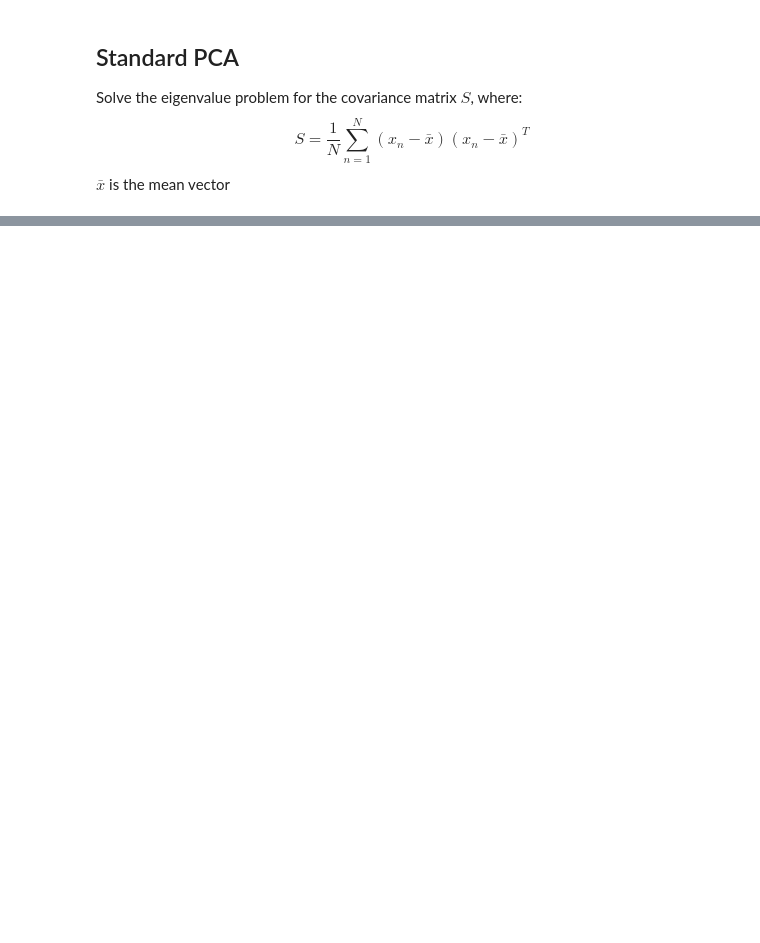
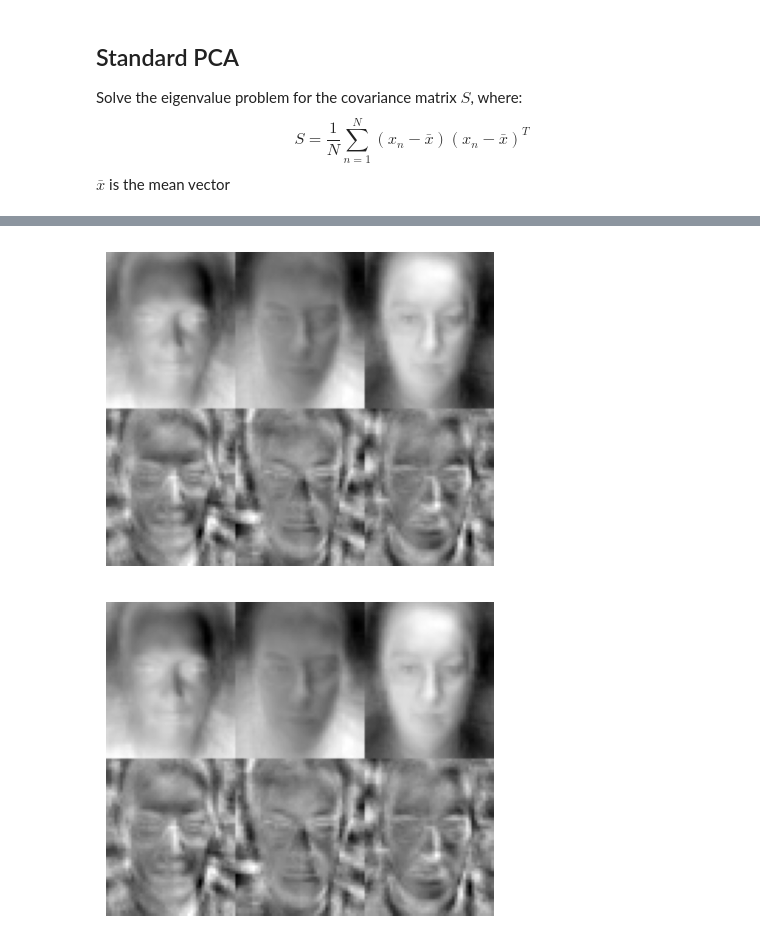
Before and after one commit to asikeero/compvis-kaist, a Jupyter notebook: coursework1/q1.ipynb, the cells around one changed output, grey strips where cells are left out. Cells and saved outputs as stored; diff of their text form; code cells hidden in the pictures; blank space fills up the shorter version.

```diff
--- a/coursework1/q1.ipynb
+++ b/coursework1/q1.ipynb
@@ -169,0 +220,11 @@ create_image(img)
+# %%
+# Show first 3 eigenfaces, and 3 starting from index 50 of both lowdim
+# and full pca
+eigfaces_org = np.concatenate([eigvecs_org[:, :3], eigvecs_org[:, 50:53]], axis=1)
+create_image_table(upscale(eigfaces_org), 3, figsize=5, savename='eigfaces_full.png')
+
+eigfaces_low = np.concatenate([eigvecs_low[:, :3], eigvecs_low[:, 50:53]], axis=1)
+create_image_table(upscale(eigfaces_low), 3, figsize=5, savename='eigfaces_low.png')
+# %% [output]
+[figure, added]
+[figure, added]
```
Also changed, not shown: parts of 16 cells of this notebook, 5 other files.
